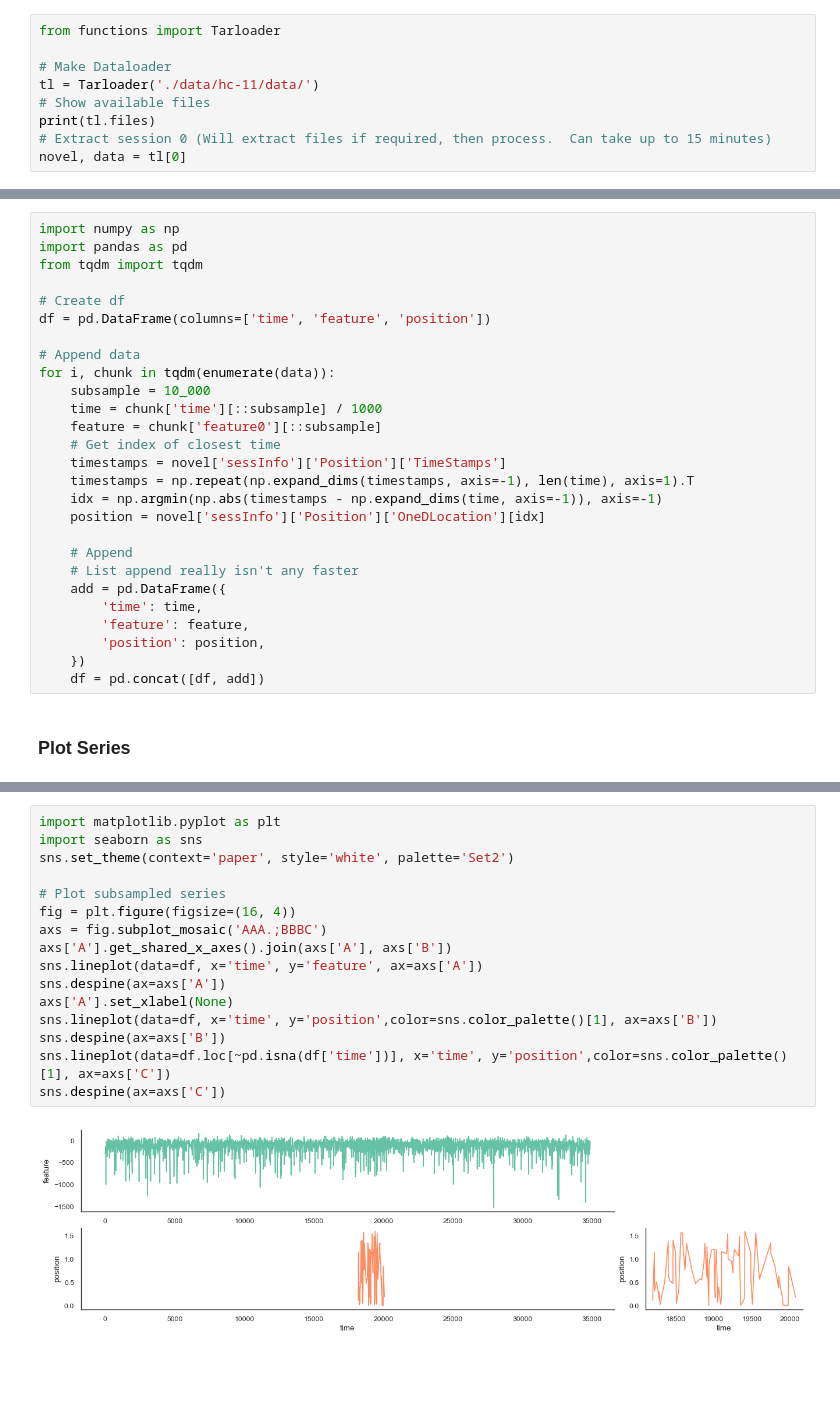
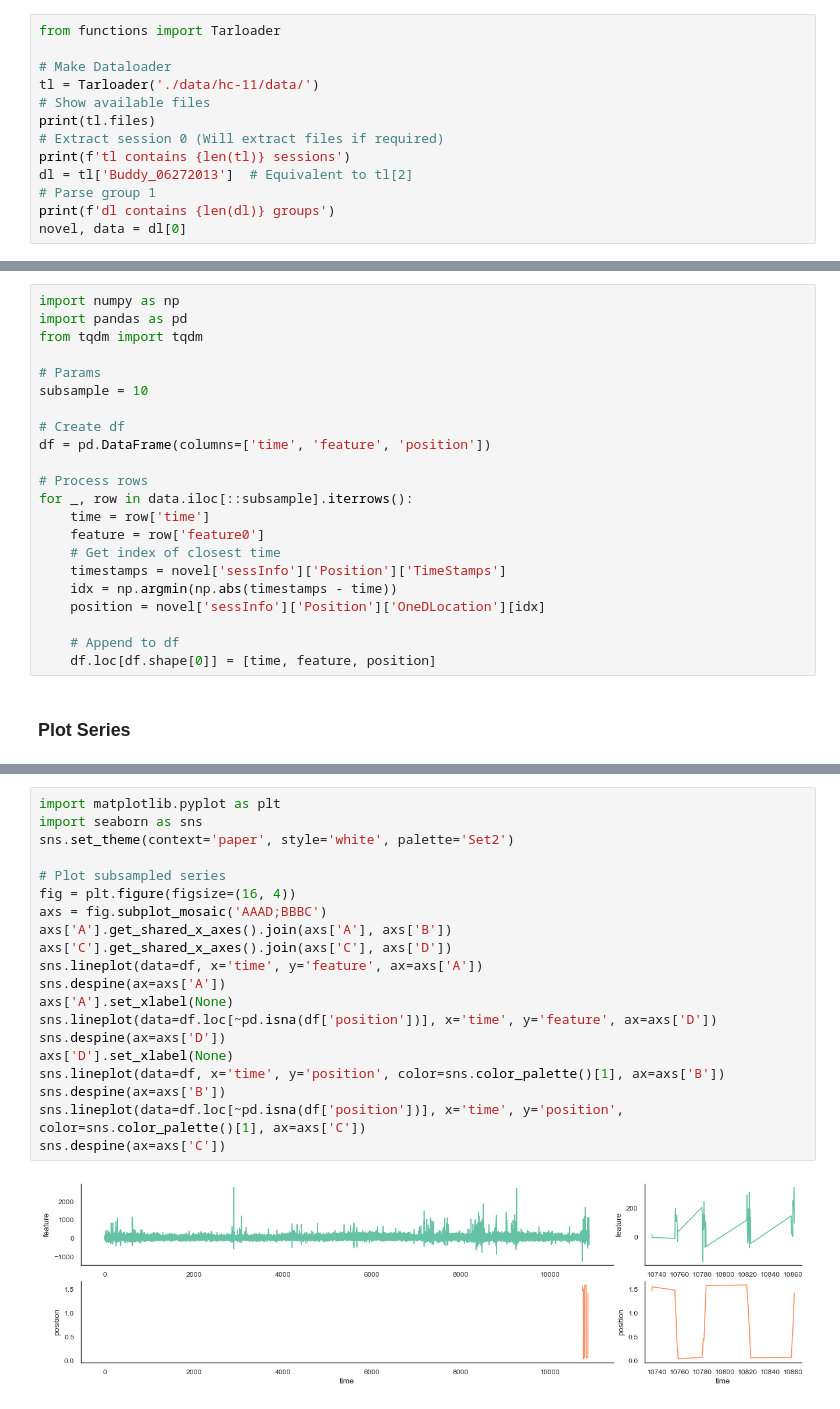
Before and after one commit to Oafish1/Ephys-Analysis, a Jupyter notebook: notebook.ipynb, the cells around one changed output, grey strips where cells are left out. Drawn from its saved outputs; the diff is of its cells as text; blank space fills up the shorter version.

Commit message:
Structure changes, individual group-loading and saving

```diff
--- a/notebook.ipynb
+++ b/notebook.ipynb
@@ -10,7 +10,11 @@ from functions import Tarloader
 tl = Tarloader('./data/hc-11/data/')
 # Show available files
 print(tl.files)
-# Extract session 0 (Will extract files if required, then process.  Can take up to 15 minutes)
-novel, data = tl[0]
+# Extract session 0 (Will extract files if required)
+print(f'tl contains {len(tl)} sessions')
+dl = tl['Buddy_06272013']  # Equivalent to tl[2]
+# Parse group 1
+print(f'dl contains {len(dl)} groups')
+novel, data = dl[0]
 # %% [output]
 ['Achilles_10252013', 'Achilles_11012013', 'Buddy_06272013', 'Cicero_09012014', 'Cicero_09102014', 'Cicero_09172014', 'Gatsby_08022013', 'Gatsby_08282013']
@@ -19,27 +27,22 @@ import numpy as np
 import pandas as pd
 from tqdm import tqdm
 
+# Params
+subsample = 10
+
 # Create df
 df = pd.DataFrame(columns=['time', 'feature', 'position'])
 
-# Append data
-for i, chunk in tqdm(enumerate(data)):
-    subsample = 10_000
-    time = chunk['time'][::subsample] / 1000
-    feature = chunk['feature0'][::subsample]
+# Process rows
+for _, row in data.iloc[::subsample].iterrows():
+    time = row['time']
+    feature = row['feature0']
     # Get index of closest time
     timestamps = novel['sessInfo']['Position']['TimeStamps']
-    timestamps = np.repeat(np.expand_dims(timestamps, axis=-1), len(time), axis=1).T
-    idx = np.argmin(np.abs(timestamps - np.expand_dims(time, axis=-1)), axis=-1)
+    idx = np.argmin(np.abs(timestamps - time))
     position = novel['sessInfo']['Position']['OneDLocation'][idx]
 
-    # Append
-    # List append really isn't any faster
-    add = pd.DataFrame({
-        'time': time,
-        'feature': feature,
-        'position': position,
-    })
-    df = pd.concat([df, add])
+    # Append to df
+    df.loc[df.shape[0]] = [time, feature, position]
 # %% [markdown]
 ### Plot Series
@@ -51,18 +49,22 @@ df.to_csv('./temp.csv')
 # %%
 import matplotlib.pyplot as plt
 import seaborn as sns
 sns.set_theme(context='paper', style='white', palette='Set2')
 
 # Plot subsampled series
 fig = plt.figure(figsize=(16, 4))
-axs = fig.subplot_mosaic('AAA.;BBBC')
+axs = fig.subplot_mosaic('AAAD;BBBC')
 axs['A'].get_shared_x_axes().join(axs['A'], axs['B'])
+axs['C'].get_shared_x_axes().join(axs['C'], axs['D'])
 sns.lineplot(data=df, x='time', y='feature', ax=axs['A'])
 sns.despine(ax=axs['A'])
 axs['A'].set_xlabel(None)
-sns.lineplot(data=df, x='time', y='position',color=sns.color_palette()[1], ax=axs['B'])
+sns.lineplot(data=df.loc[~pd.isna(df['position'])], x='time', y='feature', ax=axs['D'])
+sns.despine(ax=axs['D'])
+axs['D'].set_xlabel(None)
+sns.lineplot(data=df, x='time', y='position', color=sns.color_palette()[1], ax=axs['B'])
 sns.despine(ax=axs['B'])
-sns.lineplot(data=df.loc[~pd.isna(df['time'])], x='time', y='position',color=sns.color_palette()[1], ax=axs['C'])
+sns.lineplot(data=df.loc[~pd.isna(df['position'])], x='time', y='position', color=sns.color_palette()[1], ax=axs['C'])
 sns.despine(ax=axs['C'])
 # %% [output]
-[figure, old version]
+[figure, new version]
```
Also changed, not shown: parts of 3 cells of this notebook, 3 other files.
